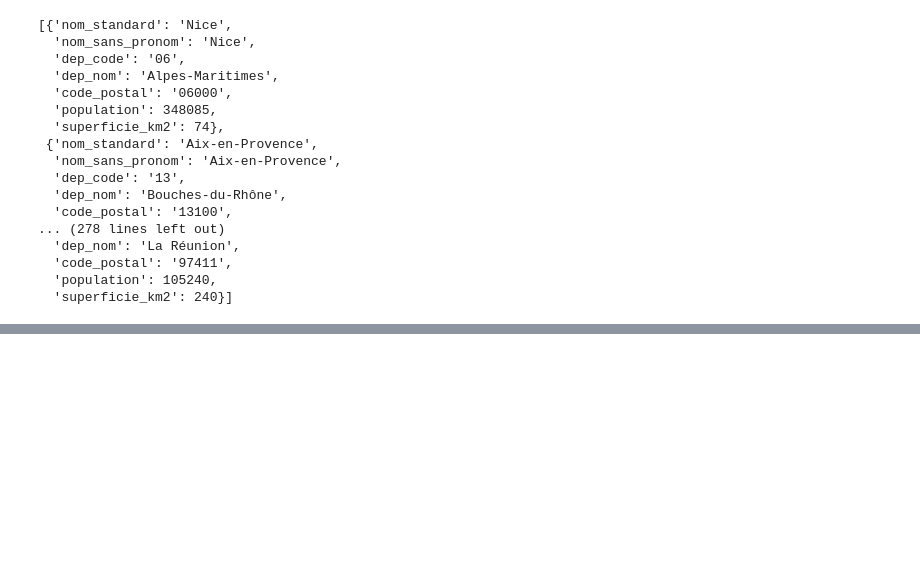
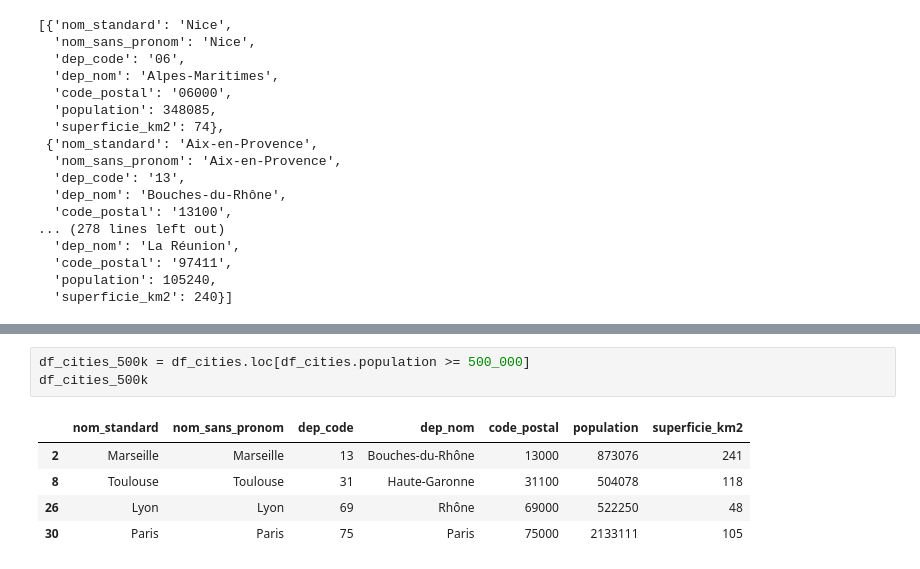
Before and after one commit to matthcol/python202611st, a Jupyter notebook: city_notebook.ipynb, the cells around one changed output, grey strips where cells are left out. Drawn from its saved outputs; the diff is of its cells as text; blank space fills up the shorter version.

```diff
--- a/city_notebook.ipynb
+++ b/city_notebook.ipynb
@@ -111,0 +240,9 @@ cities
+# %%
+df_cities_500k = df_cities.loc[df_cities.population >= 500_000]
+df_cities_500k
+# %% [output]
+|  | nom_standard | nom_sans_pronom | dep_code | dep_nom | code_postal | population | superficie_km2 |
+| 2 | Marseille | Marseille | 13 | Bouches-du-Rhône | 13000 | 873076 | 241 |
+| 8 | Toulouse | Toulouse | 31 | Haute-Garonne | 31100 | 504078 | 118 |
+| 26 | Lyon | Lyon | 69 | Rhône | 69000 | 522250 | 48 |
+| 30 | Paris | Paris | 75 | Paris | 75000 | 2133111 | 105 |
```
Also changed, not shown: parts of 14 cells of this notebook.
